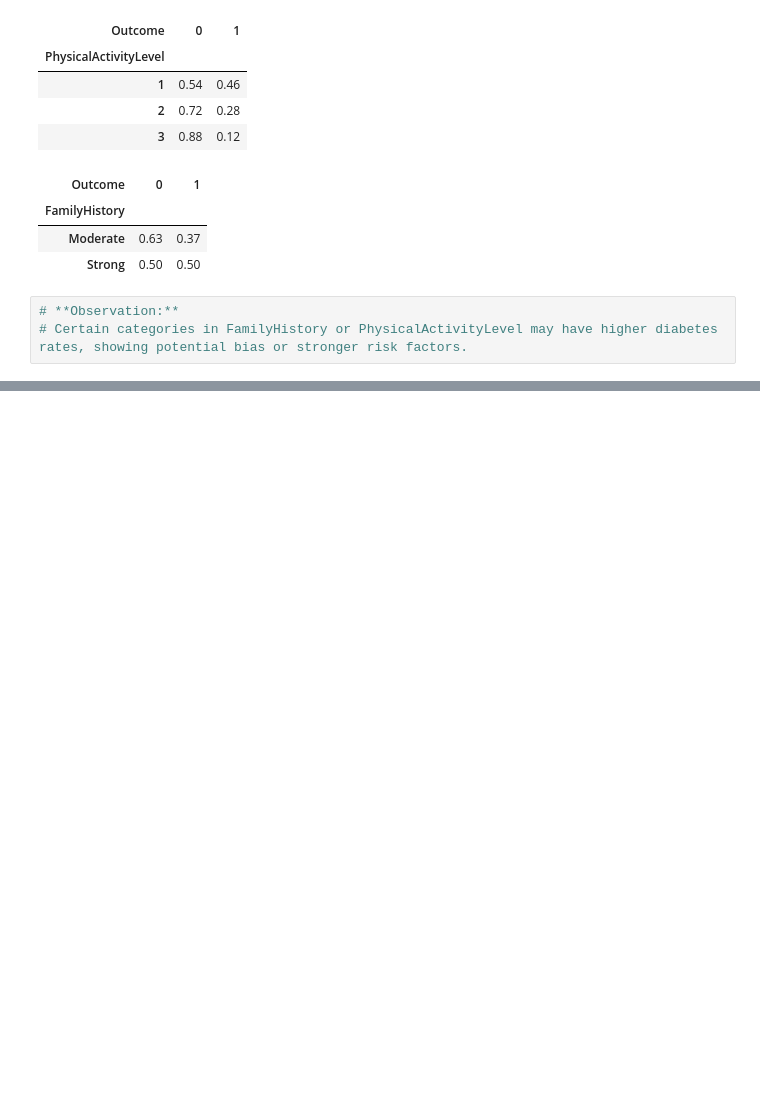
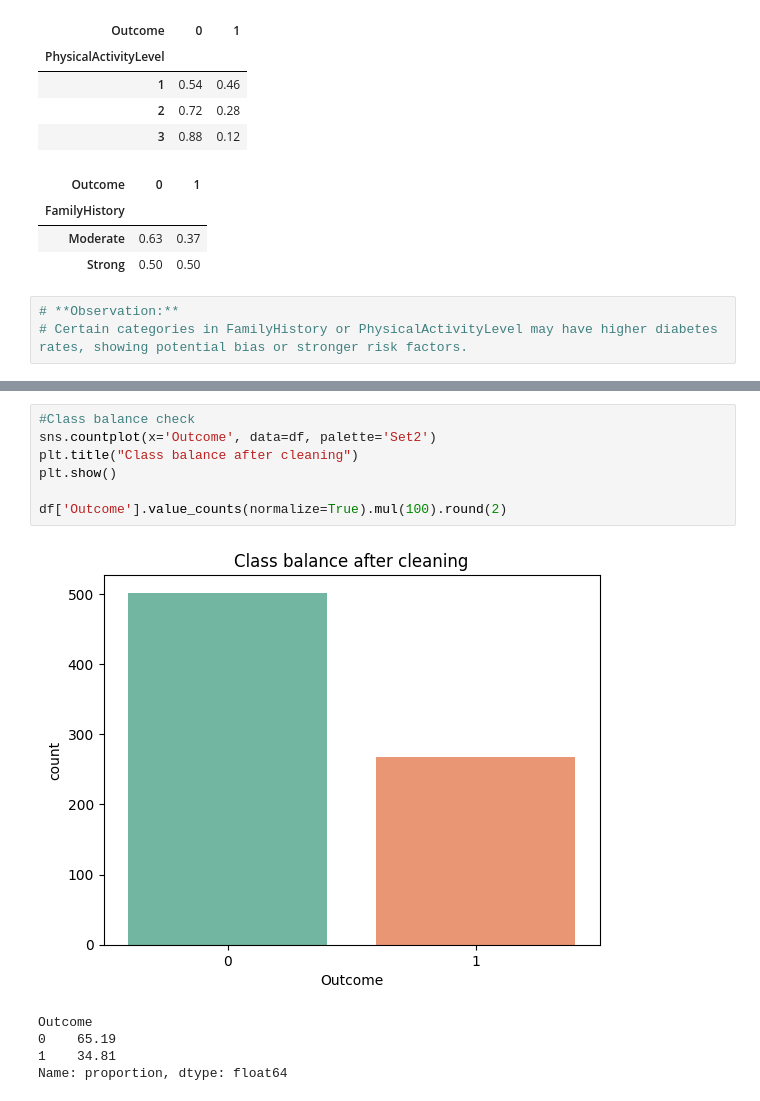
Before and after one commit to naveedakram83/diabetes-ml-2025, a Jupyter notebook: notebooks/diabetes_project.ipynb, the cells around one changed output, grey strips where cells are left out. Drawn from its saved outputs; the diff is of its cells as text; blank space fills up the shorter version.

```diff
--- a/notebooks/diabetes_project.ipynb
+++ b/notebooks/diabetes_project.ipynb
@@ -289,0 +357,13 @@ for col in cat_cols:
+# %%
+#Class balance check
+sns.countplot(x='Outcome', data=df, palette='Set2')
+plt.title("Class balance after cleaning")
+plt.show()
+
+df['Outcome'].value_counts(normalize=True).mul(100).round(2)
+# %% [output]
+[figure, added]
+Outcome
+0    65.19
+1    34.81
+Name: proportion, dtype: float64
```
Also changed, not shown: parts of 29 cells of this notebook.
